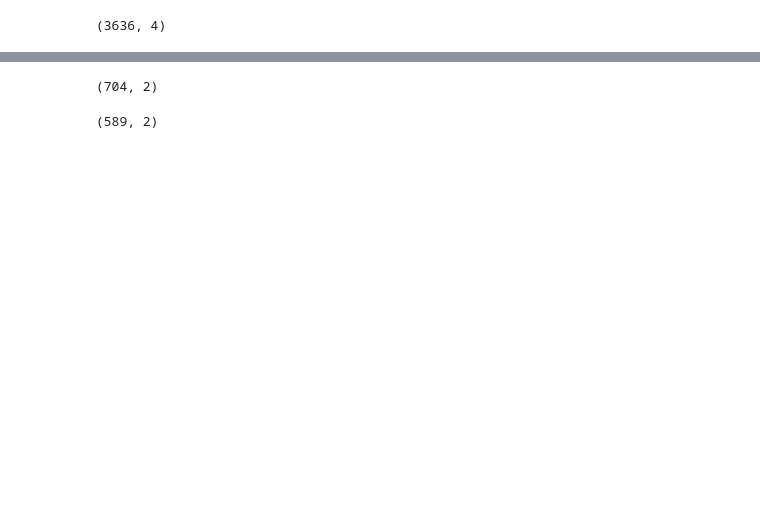
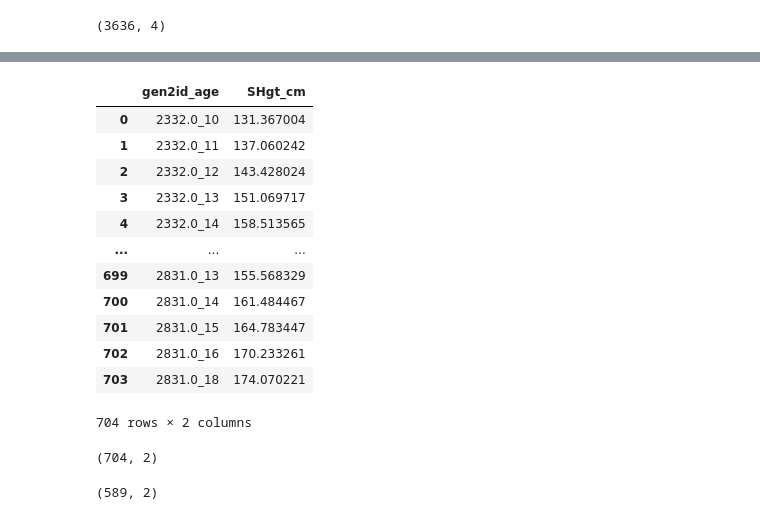
Before and after one commit to walkerhughes/longitudinal, a Jupyter notebook: longitudinal/models/project_model_Eunice.ipynb, the cells around one changed output, grey strips where cells are left out. Drawn from its saved outputs; the diff is of its cells as text; code cells hidden in the pictures; blank space fills up the shorter version.

```diff
--- a/longitudinal/models/project_model_Eunice.ipynb
+++ b/longitudinal/models/project_model_Eunice.ipynb
@@ -336,3 +473,19 @@ First few predictions:
+# %%
+formatted_predictions_xgb
+# %% [output]
+|  | gen2id_age | SHgt_cm |
+| 0 | 2332.0_10 | 131.367004 |
+| 1 | 2332.0_11 | 137.060242 |
+| 2 | 2332.0_12 | 143.428024 |
+| 3 | 2332.0_13 | 151.069717 |
+| 4 | 2332.0_14 | 158.513565 |
+| ... | ... | ... |
+| 699 | 2831.0_13 | 155.568329 |
+| 700 | 2831.0_14 | 161.484467 |
+| 701 | 2831.0_15 | 164.783447 |
+| 702 | 2831.0_16 | 170.233261 |
+| 703 | 2831.0_18 | 174.070221 |
+704 rows × 2 columns
 # %%
 formatted_predictions.to_csv("wh_xgboost_submission_2.csv", index = False)
 # %%
```
Also changed, not shown: parts of 7 cells of this notebook, 6 other files.
